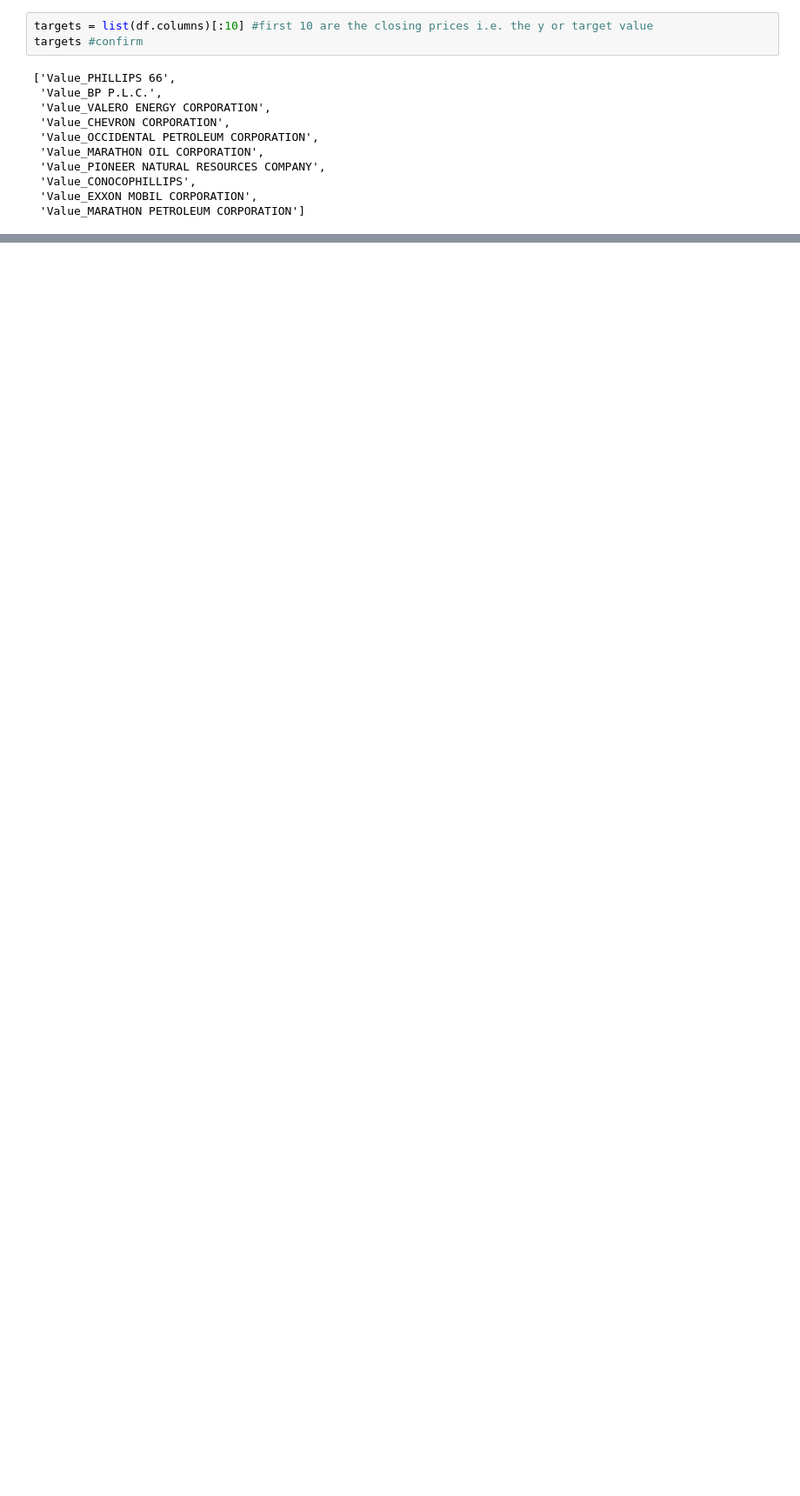
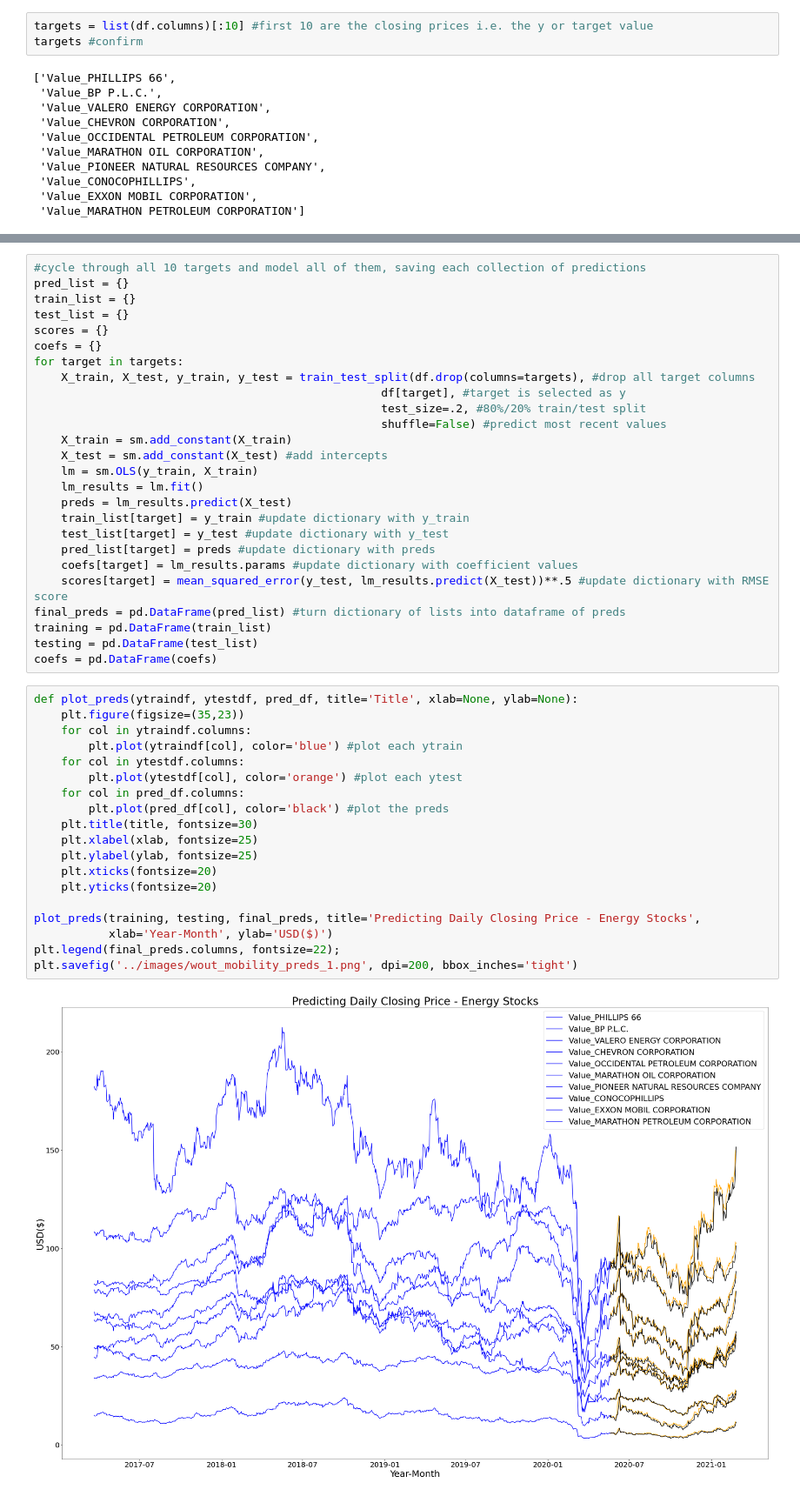
Before and after one commit to griffinwt/Hackathon_March2021, a Jupyter notebook: will_notebooks/model_3.ipynb, the cells around one changed output, grey strips where cells are left out. Shown at 87% size. Drawn from its saved outputs; the diff is of its cells as text; blank space fills up the shorter version.

Commit message:
new model

```diff
--- a/will_notebooks/model_3.ipynb
+++ b/will_notebooks/model_3.ipynb
@@ -154,0 +181,47 @@ TypeError: unsupported operand type(s) for -: 'list' and 'list'
+# %%
+#cycle through all 10 targets and model all of them, saving each collection of predictions
+pred_list = {}
+train_list = {}
+test_list = {}
+scores = {}
+coefs = {}
+for target in targets:
+    X_train, X_test, y_train, y_test = train_test_split(df.drop(columns=targets), #drop all target columns
+                                                   df[target], #target is selected as y
+                                                   test_size=.2, #80%/20% train/test split
+                                                   shuffle=False) #predict most recent values
+    X_train = sm.add_constant(X_train)
+    X_test = sm.add_constant(X_test) #add intercepts
+    lm = sm.OLS(y_train, X_train)
+    lm_results = lm.fit()
+    preds = lm_results.predict(X_test)
+    train_list[target] = y_train #update dictionary with y_train
+    test_list[target] = y_test #update dictionary with y_test
+    pred_list[target] = preds #update dictionary with preds
+    coefs[target] = lm_results.params #update dictionary with coefficient values
+    scores[target] = mean_squared_error(y_test, lm_results.predict(X_test))**.5 #update dictionary with RMSE score
+final_preds = pd.DataFrame(pred_list) #turn dictionary of lists into dataframe of preds
+training = pd.DataFrame(train_list)
+testing = pd.DataFrame(test_list)
+coefs = pd.DataFrame(coefs)
+# %%
+def plot_preds(ytraindf, ytestdf, pred_df, title='Title', xlab=None, ylab=None):
+    plt.figure(figsize=(35,23))
+    for col in ytraindf.columns:
+        plt.plot(ytraindf[col], color='blue') #plot each ytrain
+    for col in ytestdf.columns:
+        plt.plot(ytestdf[col], color='orange') #plot each ytest
+    for col in pred_df.columns:
+        plt.plot(pred_df[col], color='black') #plot the preds
+    plt.title(title, fontsize=30)
+    plt.xlabel(xlab, fontsize=25)
+    plt.ylabel(ylab, fontsize=25)
+    plt.xticks(fontsize=20)
+    plt.yticks(fontsize=20)
+
+plot_preds(training, testing, final_preds, title='Predicting Daily Closing Price - Energy Stocks',
+           xlab='Year-Month', ylab='USD($)')
+plt.legend(final_preds.columns, fontsize=22);
+plt.savefig('../images/wout_mobility_preds_1.png', dpi=200, bbox_inches='tight')
+# %% [output]
+[figure, added]
```
Also changed, not shown: parts of 8 cells of this notebook, 2 other files.
